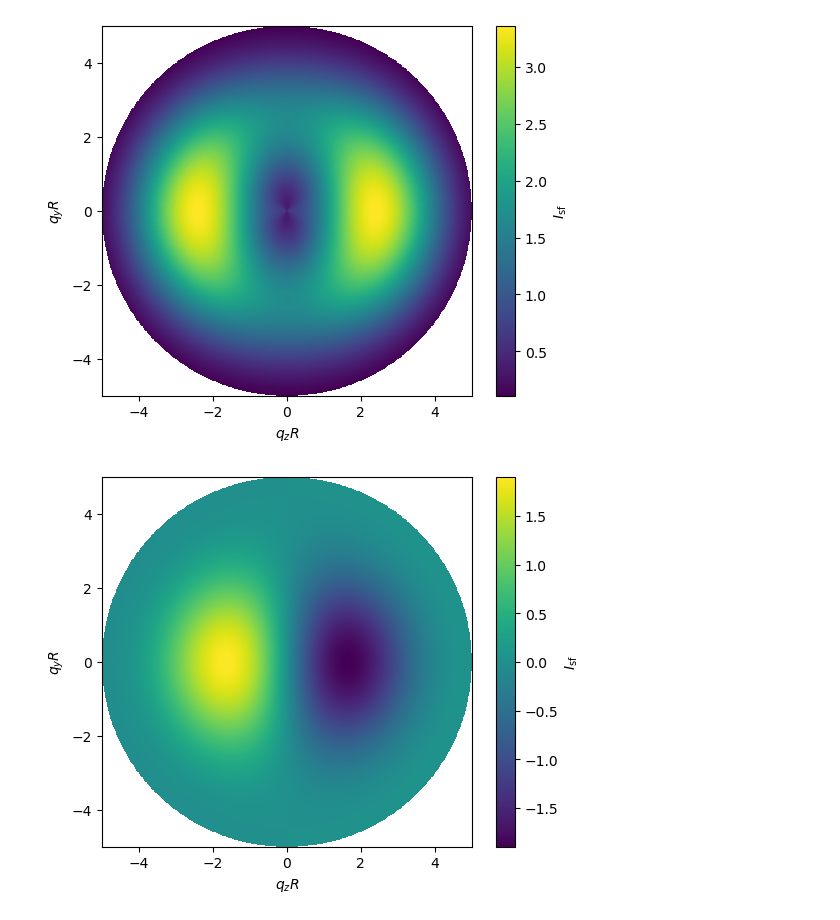
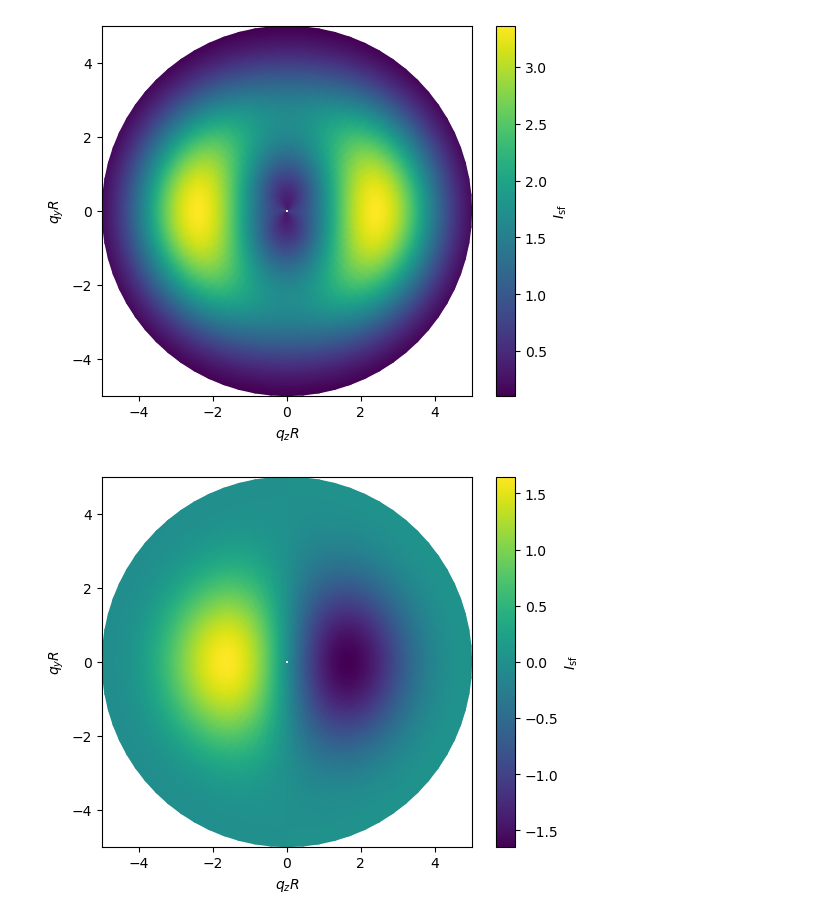
Before and after one commit to AdamsMP92/SO3_covariant_magnetic_SANS, a Jupyter notebook: notebooks/inspect_data.ipynb, the cells around one changed output. Drawn from its saved outputs; the diff is of its cells as text; code cells hidden in the pictures.

```diff
--- a/notebooks/inspect_data.ipynb
+++ b/notebooks/inspect_data.ipynb
@@ -59 +152,4 @@ omega
+# %%
+qz = data["detector"]["qz"]
+qy = data["detector"]["qy"]
 # %% [markdown]
@@ -82,7 +206,9 @@ plt.show()
 # %% [markdown]
 # Inspect and visualize the magnetic SANS data
 # %%
-magSANS_cs = data["magnetic_SANS_cross_sections"]
+magSANS_cs = data["SANS_cross_sections"]
 for name, item in magSANS_cs:
     print(name)
+    for name1, item1 in magSANS_cs[name]:
+        print("  ", name1)
 # %% [output]
@@ -96,0 +226,4 @@ I_chi_raw
+# %%
+magSANS_cs_basic_analytical = magSANS_cs["analytical"]["basic"]
+for name, item in magSANS_cs_basic_analytical:
+    print(name, type(item))
@@ -96,0 +234,3 @@ I_chi_raw
+# %%
+I_chi = magSANS_cs_basic_analytical["I_chi"]
+print(I_chi)
@@ -108,15 +294,19 @@ plt.show()
 # %% [output]
 [figure]
 # %%
+qz_plot = np.concatenate([qz.q, qz.q[:1]], axis=0)
+qy_plot = np.concatenate([qy.q, qy.q[:1]], axis=0)
+I_chi_plot = np.concatenate([I_chi.q, I_chi.q[:1]], axis=0)
+
 fig, ax = plt.subplots()
 mesh = ax.pcolormesh(
-    magSANS_cs["qzR_edges"].q,
-    magSANS_cs["qyR_edges"].q,
-    magSANS_cs["I_chi_raw"].q,
-    shading="flat",
+    qz_plot,
+    qy_plot,
+    I_chi_plot,
+    shading="gouraud",
 )
 fig.colorbar(mesh, ax=ax, label=r"$I_{\mathrm{sf}}$")
 ax.set(xlabel=r"$q_zR$", ylabel=r"$q_yR$", aspect="equal")
 plt.show()
 # %% [output]
-[figure, old version]
+[figure, new version]
```
Also changed, not shown: parts of 22 cells of this notebook, 2 other files.
